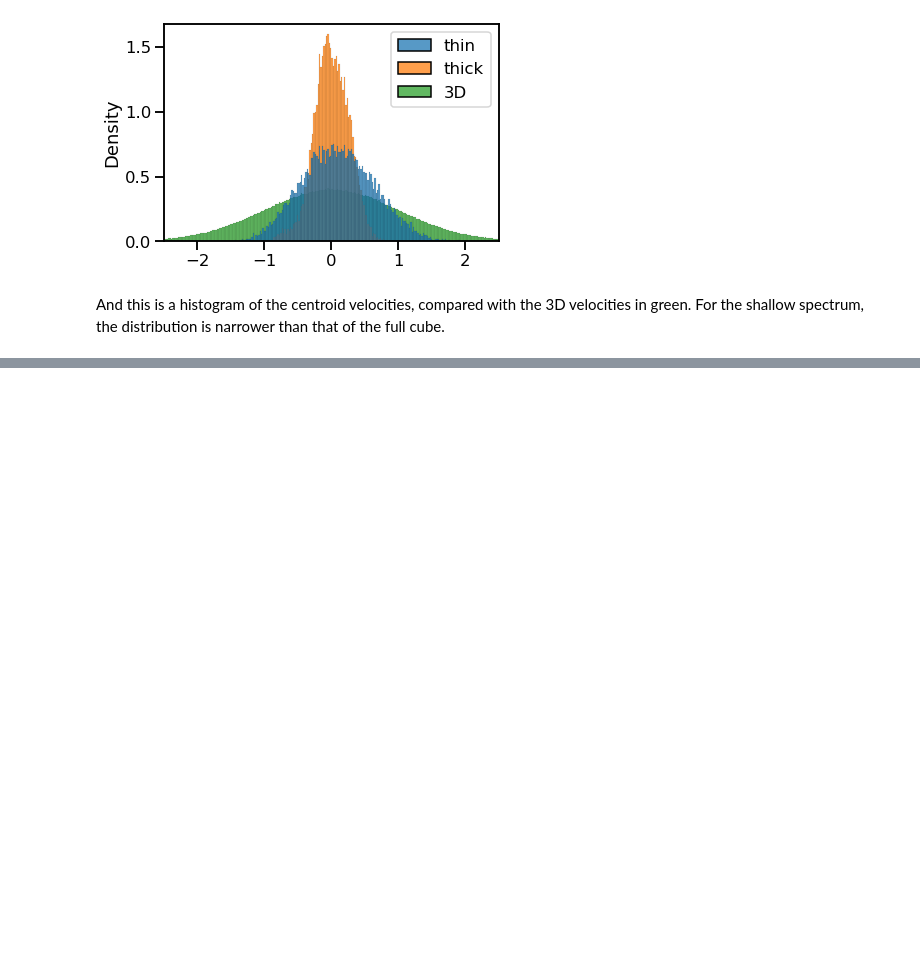
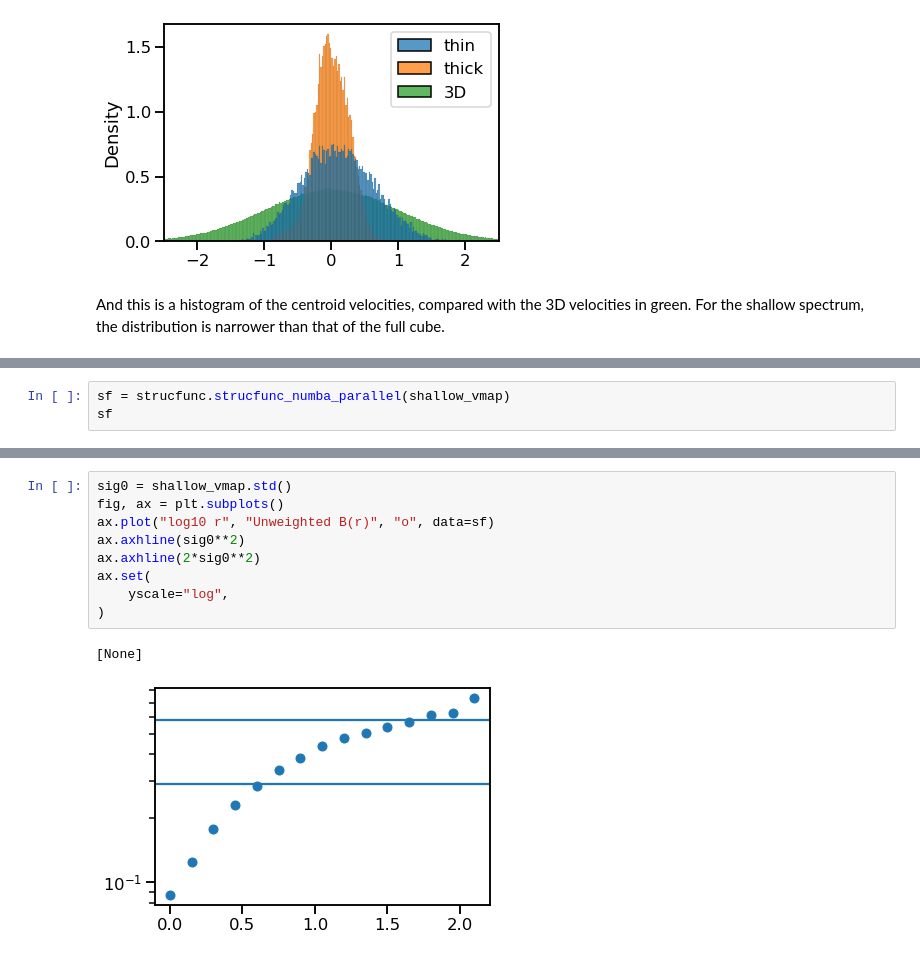
Before and after one commit to will-henney/mariano-velocity-statistics, a Jupyter notebook: tarantula-turbustat.ipynb, the cells around one changed output, grey strips where cells are left out. Drawn from its saved outputs; the diff is of its cells as text; blank space fills up the shorter version.

```diff
--- a/tarantula-turbustat.ipynb
+++ b/tarantula-turbustat.ipynb
@@ -731,0 +741,3 @@ And this is a histogram of the centroid velocities, compared with the 3D velocit
+# %%
+sf = strucfunc.strucfunc_numba_parallel(shallow_vmap)
+sf
@@ -731,0 +762,12 @@ And this is a histogram of the centroid velocities, compared with the 3D velocit
+# %%
+sig0 = shallow_vmap.std()
+fig, ax = plt.subplots()
+ax.plot("log10 r", "Unweighted B(r)", "o", data=sf)
+ax.axhline(sig0**2)
+ax.axhline(2*sig0**2)
+ax.set(
+    yscale="log",
+)
+# %% [output]
+[None]
+[figure, added]
```
Also changed, not shown: parts of 5 cells of this notebook, 3 other files.
